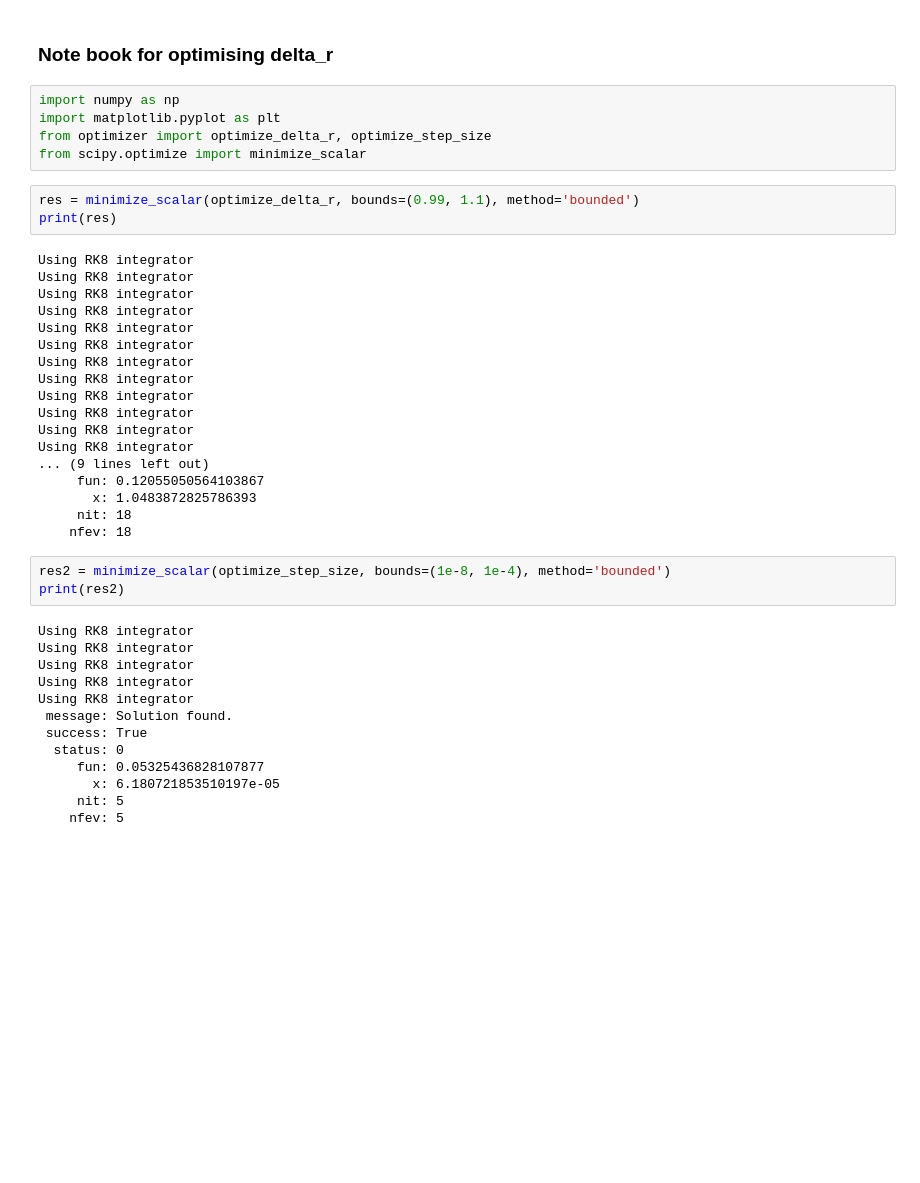
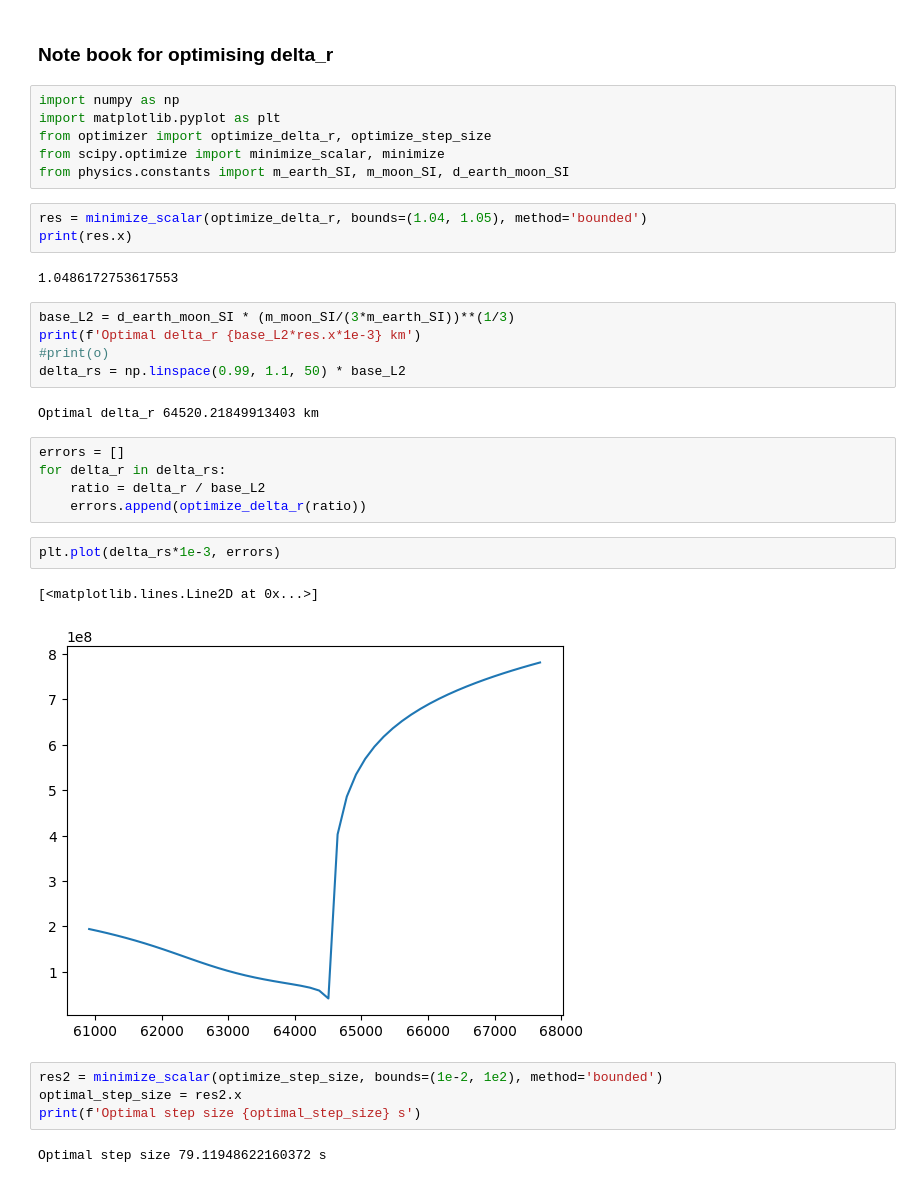
Before and after one commit to Sam-Coulthurst/ComputingProject, a Jupyter notebook: finding_optimals.ipynb, the cells around one changed output. Saved outputs shown, nothing was run; the diff lists cells and outputs as text; blank space fills up the shorter version.

```diff
--- a/finding_optimals.ipynb
+++ b/finding_optimals.ipynb
@@ -4,41 +4,33 @@
 import numpy as np
 import matplotlib.pyplot as plt
 from optimizer import optimize_delta_r, optimize_step_size
-from scipy.optimize import minimize_scalar
+from scipy.optimize import minimize_scalar, minimize
+from physics.constants import m_earth_SI, m_moon_SI, d_earth_moon_SI
 # %%
-res = minimize_scalar(optimize_delta_r, bounds=(0.99, 1.1), method='bounded')
-print(res)
+res = minimize_scalar(optimize_delta_r, bounds=(1.04, 1.05), method='bounded')
+print(res.x)
 # %% [output]
-Using RK8 integrator
-Using RK8 integrator
-Using RK8 integrator
-Using RK8 integrator
-Using RK8 integrator
-Using RK8 integrator
-Using RK8 integrator
-Using RK8 integrator
-Using RK8 integrator
-Using RK8 integrator
-Using RK8 integrator
-Using RK8 integrator
-... (9 lines left out)
-     fun: 0.12055050564103867
-       x: 1.0483872825786393
-     nit: 18
-    nfev: 18
+1.0486172753617553
+# %%
+base_L2 = d_earth_moon_SI * (m_moon_SI/(3*m_earth_SI))**(1/3)
+print(f'Optimal delta_r {base_L2*res.x*1e-3} km')
+#print(o)
+delta_rs = np.linspace(0.99, 1.1, 50) * base_L2
+# %% [output]
+Optimal delta_r 64520.21849913403 km
+# %%
+errors = []
+for delta_r in delta_rs:
+    ratio = delta_r / base_L2
+    errors.append(optimize_delta_r(ratio))
+# %%
+plt.plot(delta_rs*1e-3, errors)
+# %% [output]
+[<matplotlib.lines.Line2D at 0x...>]
+[figure, added]
 # %%
-res2 = minimize_scalar(optimize_step_size, bounds=(1e-8, 1e-4), method='bounded')
-print(res2)
+res2 = minimize_scalar(optimize_step_size, bounds=(1e-2, 1e2), method='bounded')
+optimal_step_size = res2.x
+print(f'Optimal step size {optimal_step_size} s')
 # %% [output]
-Using RK8 integrator
-Using RK8 integrator
-Using RK8 integrator
-Using RK8 integrator
-Using RK8 integrator
- message: Solution found.
- success: True
-  status: 0
-     fun: 0.05325436828107877
-       x: 6.180721853510197e-05
-     nit: 5
-    nfev: 5
+Optimal step size 79.11948622160372 s
```
Also changed, not shown: parts of 3 cells of this notebook, 6 other files.
